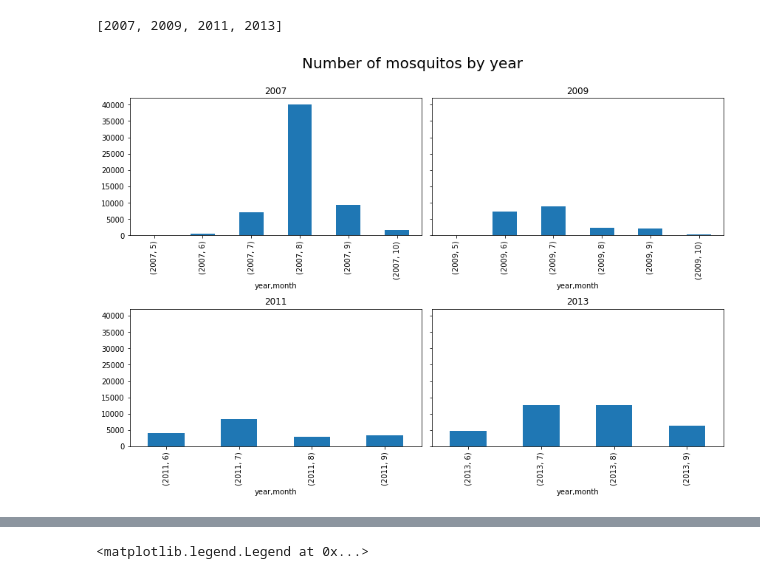
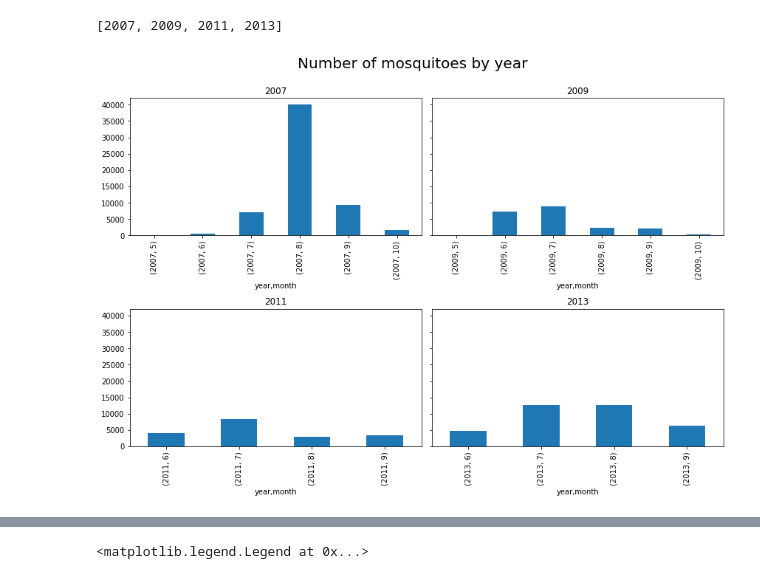
Before and after one commit to cheekeet86/project_4, a Jupyter notebook: code/2_eda.ipynb, the cells around one changed output, grey strips where cells are left out. Cells and saved outputs as stored; diff of their text form; code cells hidden in the pictures.

```diff
--- a/code/2_eda.ipynb
+++ b/code/2_eda.ipynb
@@ -75,12 +84,10 @@ train_year
 # %%
 fig, ax = plt.subplots(nrows=2, ncols=2, figsize=(12,8),sharey=True)
 ax = ax.ravel()
-plt.suptitle('Number of mosquitos by year', fontsize=20, y=1.05)
-plt.xticks()
+plt.suptitle('Number of mosquitoes by year', fontsize=20, y=1.05)
 for i, y in enumerate(train_year):
     df_train[df_train['year']==y].groupby(['year', 'month']).nummosquitos.sum().plot(kind='bar', ax=ax[i])
     ax[i].set_title(y)
-    ax[i]
 plt.tight_layout()
 # %% [output]
-[figure, old version]
+[figure, new version]
```
Also changed, not shown: parts of 11 cells of this notebook.
